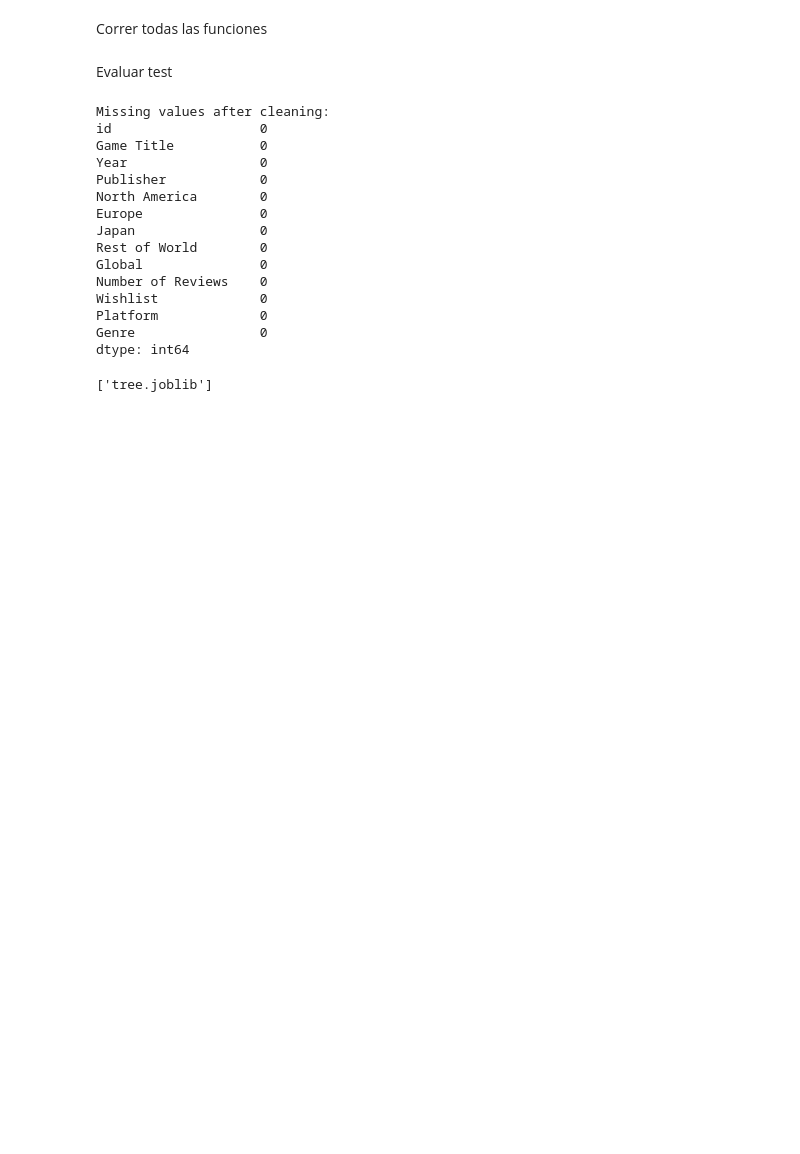
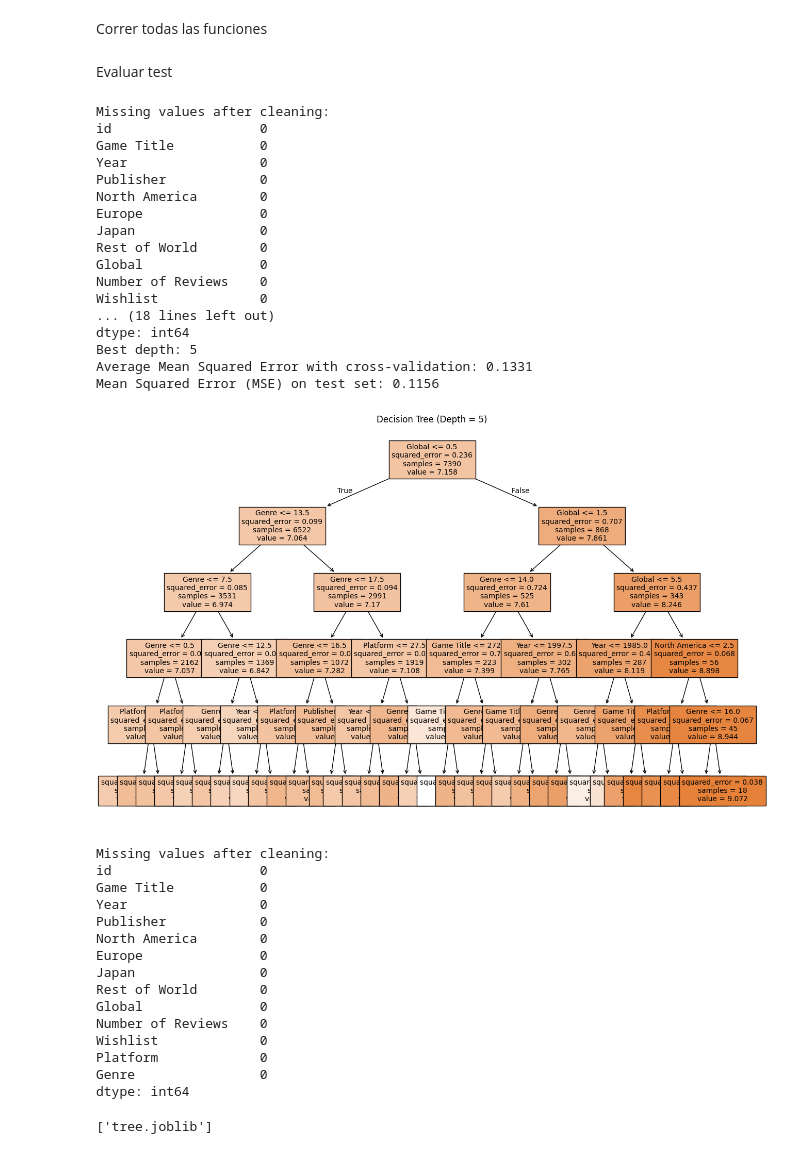
Before and after one commit to serenaveraa/OBL-Machine-Learning-2024, a Jupyter notebook: ObligatorioML.ipynb, the cells around one changed output. Cells and saved outputs as stored; diff of their text form; code cells hidden in the pictures; blank space fills up the shorter version.

Commit message:
Cambios para que corra el codigo

```diff
--- a/ObligatorioML.ipynb
+++ b/ObligatorioML.ipynb
@@ -96,8 +96,10 @@ import pandas as pd
 from sklearn.preprocessing import LabelEncoder
 
 def preprocess_data(df, is_train=True):
-    # Helper function to convert string with 'K' to numeric
-    df= clean_data(df)
+    # Limpiar los datos
+    df = clean_data(df)
+
+    # Función auxiliar para convertir cadenas con 'K' a valores numéricos
     def convert_to_numeric(value):
         value_str = str(value)
         if 'K' in value_str:
@@ -105,7 +107,7 @@ def preprocess_data(df, is_train=True):
         else:
             return int(float(value_str))
 
-    # Apply conversion to numeric columns
+    # Aplicar la conversión a columnas numéricas
     columns_to_convert = [
         'Europe', 'Japan', 'Rest of World', 'North America',
         'Global', 'Number of Reviews', 'Wishlist'
@@ -114,23 +116,25 @@ def preprocess_data(df, is_train=True):
         if column in df.columns:
             df[column] = df[column].apply(convert_to_numeric)
 
-    # Label encoding for specified categorical columns
+    # Codificación de variables categóricas
     label_encoder = LabelEncoder()
     categorical_columns = ['Game Title', 'Publisher', 'Platform', 'Genre']
     for column in categorical_columns:
         if column in df.columns:
             df[column] = label_encoder.fit_transform(df[column])
 
-    # If training data, separate features and target
+    # Separar características y objetivo en el conjunto de entrenamiento
     if is_train:
+        # Si es el conjunto de entrenamiento, devolver características y objetivo
         X = df.drop(columns=['id', 'Rating'], errors='ignore')
         y = df['Rating'] if 'Rating' in df.columns else None
         return X, y
     else:
-        # Return the entire DataFrame for test data
-        return df
+        # Si es el conjunto de prueba, eliminar 'id' y 'Rating' y devolver solo características
+        X = df.drop(columns=['id', 'Rating'], errors='ignore')
+        return X
 
-# Example usage:
+# Ejemplo de uso:
 # X_train, y_train = preprocess_data(df_train, is_train=True)
 # X_test = preprocess_data(df_test, is_train=False)
 # %% [markdown]
@@ -237,35 +241,55 @@ def run_model_on_test(best_model, df_test):
     X_test = preprocess_data(df_test, is_train=False)
 
     # Realizar predicciones con el modelo entrenado
     predictions = best_model.predict(X_test)
 
     return predictions
 
+workflow_results = run_decision_tree_workflow(df_train, df_test)
+best_model = workflow_results["model"]  # Extrae el modelo desde los resultados de workflow
 df_results = run_model_on_test(best_model, df_test)
 
 submission = pd.DataFrame({
     'id': df_test['id'],  # Usar df_test para obtener los identificadores
     'Prediction': df_results
 })
 
 # Guardar el DataFrame como un archivo CSV
 submission.to_csv('submission#2.csv', index=False)
 # %% [output]
 Missing values after cleaning:
 id                   0
 Game Title           0
 Year                 0
 Publisher            0
 North America        0
 Europe               0
 Japan                0
 Rest of World        0
 Global               0
 Number of Reviews    0
 Wishlist             0
-Platform             0
-Genre                0
+... (18 lines left out)
 dtype: int64
+Best depth: 5
+Average Mean Squared Error with cross-validation: 0.1331
+Mean Squared Error (MSE) on test set: 0.1156
+[figure, added]
+Missing values after cleaning:
+id                   0
+Game Title           0
+Year                 0
+Publisher            0
+North America        0
+Europe               0
+Japan                0
+Rest of World        0
+Global               0
+Number of Reviews    0
+Wishlist             0
+Platform             0
+Genre                0
+dtype: int64
 # %%
 # Crear un DataFrame para las predicciones
 
```
Also changed, not shown: 2 other files.
